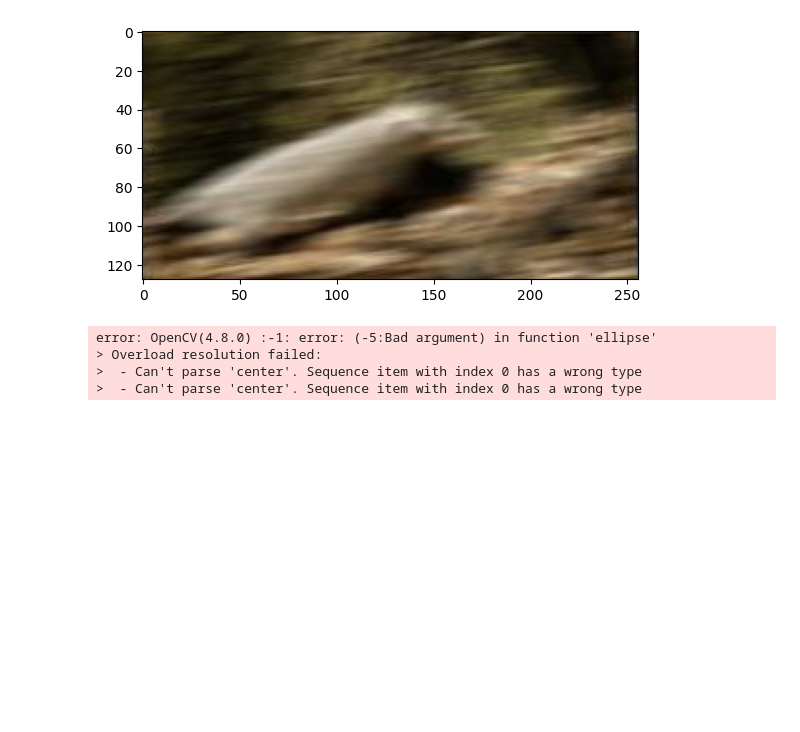
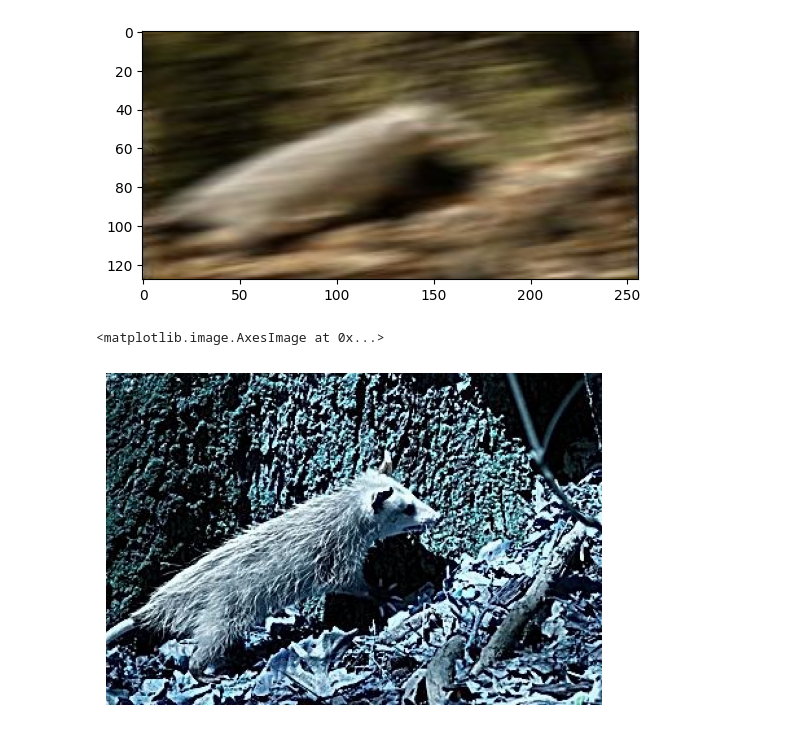
Before and after one commit to Gusarovv/lab_img_processing, a Jupyter notebook: 3/lab3.ipynb, the cells around one changed output. Saved outputs shown, nothing was run; the diff lists cells and outputs as text; code cells hidden in the pictures; blank space fills up the shorter version.

```diff
--- a/3/lab3.ipynb
+++ b/3/lab3.ipynb
@@ -116,49 +116,18 @@ plt.imshow(new_img)
 # %% [output]
 <matplotlib.image.AxesImage at 0x...>
 [figure]
-# %%
-LEN = 78
-THETA = 15
-SNR = 300
-
-def calc_psf(len, theta, shp):
-	h = np.zeros(shp[:2], dtype='float32')
-	h = cv.ellipse(h, np.array(shp[:2], dtype='float32') / 2, (0, len / 2), 90 - theta, 0, 360, , cv.FILLED)
-	return h / np.sum(h)
-
-
-def shift(src, psf):
-	pass
-
-plt.imshow(calc_psf(LEN, THETA, image_bad.shape))
-
-blurred = cv.GaussianBlur(restored_image, (9, 9), 0)
-restored_image_sharp = cv.addWeighted(restored_image, 1.5, blurred, -0.5, 0)
-
-gs = plt.GridSpec(2, 3)
-plt.figure(figsize=(20, 10))
-plt.subplot(gs[0, 0])
-plt.imshow(image_bad)
-plt.title("Source Image")
-plt.subplot(gs[0, 1])
-plt.imshow(restored_image)
-plt.title("Restored Image")
-plt.subplot(gs[0, 2])
-plt.imshow(restored_image_sharp)
-plt.title("Restored Image2")
-plt.subplot(gs[1, 0])
-plt.imshow(restored_image_bilateral)
-plt.title("Restored Image")
-# plt.subplot(gs[1, 1])
-# plt.imshow(restored_image_guided)
-# plt.title("Restored Image")
-plt.subplot(gs[1, 2])
-plt.imshow(restored_image_denoised)
-plt.title("Restored Image")
-
-plt.show()
-# %% [output]
-error: OpenCV(4.8.0) :-1: error: (-5:Bad argument) in function 'ellipse'
-> Overload resolution failed:
->  - Can't parse 'center'. Sequence item with index 0 has a wrong type
->  - Can't parse 'center'. Sequence item with index 0 has a wrong type
+# %%
+%matplotlib inline
+import cv2 as cv
+import matplotlib.pyplot as plt
+
+
+# Load the corrupted image
+image_bad2 = cv.imread('../images/bad_lab_3_1.jpg', cv.COLOR_BGR2RGB)
+lut = lambda i: 255 - i
+invert_image = lut(image_bad2)
+plt.axis('off')
+plt.imshow(invert_image)
+# %% [output]
+<matplotlib.image.AxesImage at 0x...>
+[figure, added]
```
Also changed, not shown: 1 other file.
